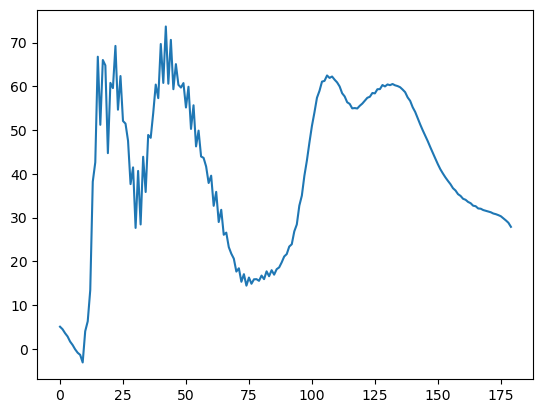
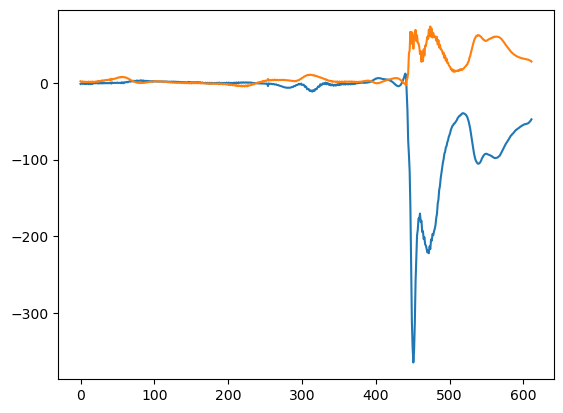
The change to this notebook cell's code, shown as a diff; its figure went from the first image to the second:
--- before
+++ after
@@ -22,5 +22,6 @@
 df = load_mot(os.path.join(outputs_path,"inverse_dynamics.sto"))
 
-plt.plot(df['ankle_angle_l_moment'], label='Right Knee Angle')
+plt.plot(df['subtalar_angle_l_moment'], label='Right Knee Angle')
+plt.plot(df['ankle_angle_l_moment'])
 #plt.plot(df['ankle_angle_r_moment'])
 # plt.plot(df['mtp_angle_l_moment']) #* Can change outcome for quick analysis in notebook

Commit: pipeline app structure created. Moments are not right.